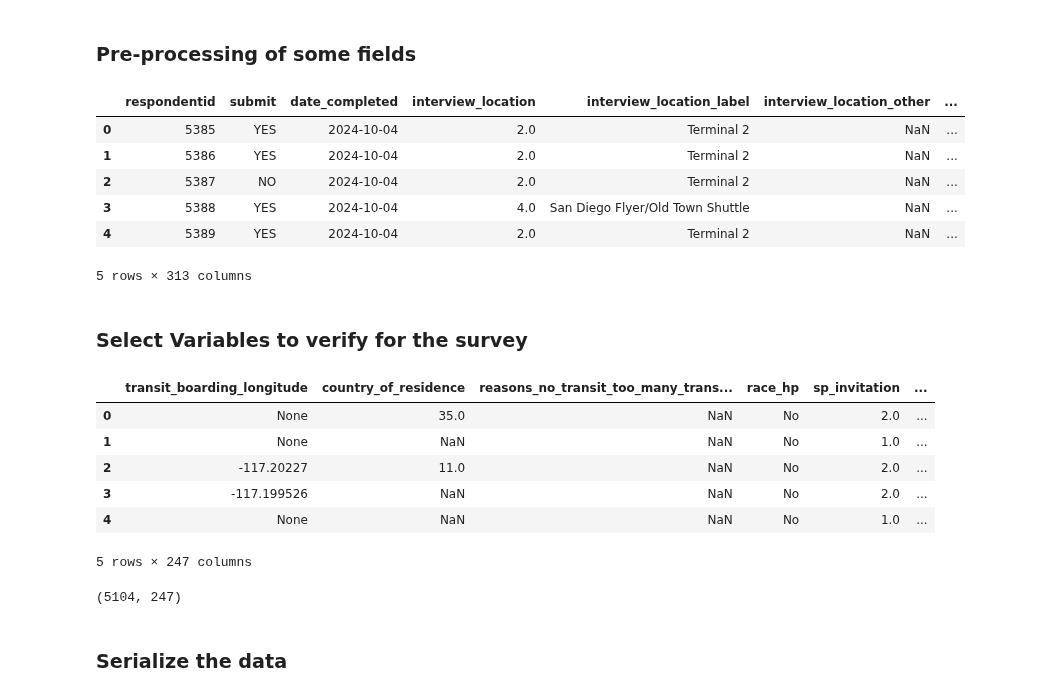
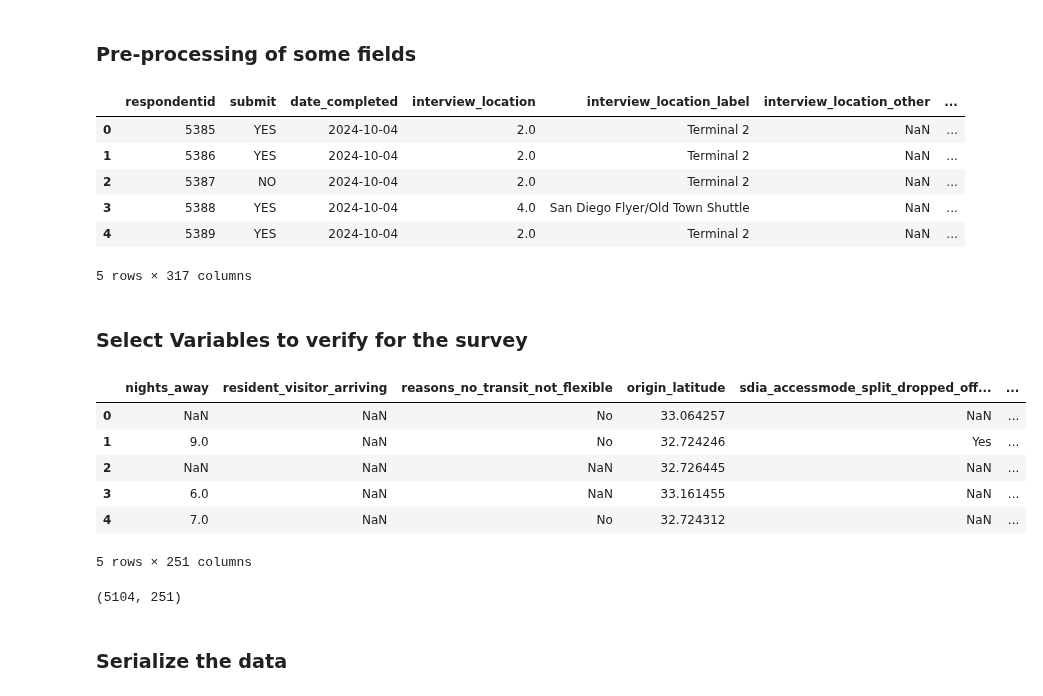
Before and after one commit to wsp-sag/Survey_Airport, a Jupyter notebook: notebooks/data-model-development-helper.ipynb, the cells around one changed output. Drawn from its saved outputs; the diff is of its cells as text; code cells hidden in the pictures.

```diff
--- a/notebooks/data-model-development-helper.ipynb
+++ b/notebooks/data-model-development-helper.ipynb
@@ -20,7 +20,7 @@ external_dir = "../data/external"
 interim_dir = "../data/interim"
 processed_dir = "../data/processed"
 
-input_file1 = os.path.join(external_dir, "etc/od_20241104_sandag_airport_draftfinal.xlsx") # latest
+input_file1 = os.path.join(external_dir, "etc/od_20241121_sandag_airport_draftfinal.xlsx") # latest
 input_file2 = os.path.join(external_dir, "etc/od_20241015_sandag_airport_pilot_4.xlsx") #older version but records needed
 variable_map_file = os.path.join(processed_dir, "revised_names.csv")
 clean_survey_file = os.path.join(interim_dir, "survey_data_clean.csv")
@@ -303,45 +303,51 @@ clean_df.head()
 | 2 | 5387 | NO | 2024-10-04 | 2.0 | Terminal 2 | NaN | ... |
 | 3 | 5388 | YES | 2024-10-04 | 4.0 | San Diego Flyer/Old Town Shuttle | NaN | ... |
 | 4 | 5389 | YES | 2024-10-04 | 2.0 | Terminal 2 | NaN | ... |
-5 rows × 313 columns
+5 rows × 317 columns
 # %% [markdown]
 ### Select Variables to verify for the survey
 # %%
 respondent_variables = [field_name for field_name, field_info in Respondent.__fields__.items()]
 
 
 trip_variables = [field_name for field_name, field_info in Trip.__fields__.items()]
 trip_variables.append('respondentid')
 
 employee_variables = [field_name for field_name, field_info in Employee.__fields__.items()]
 employee_variables.remove('trip')
 
-air_passenger_variables = [field_name for field_name, field_info in AirPassenger.__fields__.items()]
-air_passenger_variables.remove('trip')
+#air_passenger_variables = [field_name for field_name, field_info in AirPassenger.__fields__.items()]
+#air_passenger_variables.remove('trip')
+
+air_passenger_departing_resident_variables = [field_name for field_name, field_info in DepartingPassengerResident.__fields__.items()]
+air_passenger_departing_visitor_variables = [field_name for field_name, field_info in DepartingPassengerVisitor.__fields__.items()]
+air_passenger_arriving_resident_variables = [field_name for field_name, field_info in ArrivingPassengerResident.__fields__.items()]
+air_passenger_arriving_visitor_variables = [field_name for field_name, field_info in ArrivingPassengerVisitor.__fields__.items()]
+air_passenger_variables = list(set(air_passenger_departing_resident_variables + air_passenger_departing_visitor_variables + air_passenger_arriving_resident_variables +air_passenger_arriving_visitor_variables))
 
 variables_to_verify = list(set(air_passenger_variables + respondent_variables + trip_variables + employee_variables))
 variables_to_verify.remove('trip')
 variables_to_verify.remove('valid_record')
 variables_to_verify.remove('validation_error')
 variables_to_verify.remove('validation_severity')
 
 
 working_df = clean_df.copy()
 working_df = working_df[variables_to_verify].copy()
 working_df = working_df.loc[working_df['marketsegment'].notna()].copy()
 working_df.head()
 # %% [output]
-|  | transit_boarding_longitude | country_of_residence | reasons_no_transit_too_many_trans... | race_hp | sp_invitation | ... |
-| 0 | None | 35.0 | NaN | No | 2.0 | ... |
-| 1 | None | NaN | NaN | No | 1.0 | ... |
-| 2 | -117.20227 | 11.0 | NaN | No | 2.0 | ... |
-| 3 | -117.199526 | NaN | NaN | No | 2.0 | ... |
-| 4 | None | NaN | NaN | No | 1.0 | ... |
+|  | nights_away | resident_visitor_arriving | reasons_no_transit_not_flexible | origin_latitude | sdia_accessmode_split_dropped_off... | ... |
+| 0 | NaN | NaN | No | 33.064257 | NaN | ... |
+| 1 | 9.0 | NaN | No | 32.724246 | Yes | ... |
+| 2 | NaN | NaN | NaN | 32.726445 | NaN | ... |
+| 3 | 6.0 | NaN | NaN | 33.161455 | NaN | ... |
+| 4 | 7.0 | NaN | No | 32.724312 | NaN | ... |
-5 rows × 247 columns
+5 rows × 251 columns
 # %%
 working_df.shape
 # %% [output]
-(5104, 247)
+(5104, 251)
 # %% [markdown]
 ### Serialize the data
 # %%
```
Also changed, not shown: parts of 21 cells of this notebook, 4 other files.
